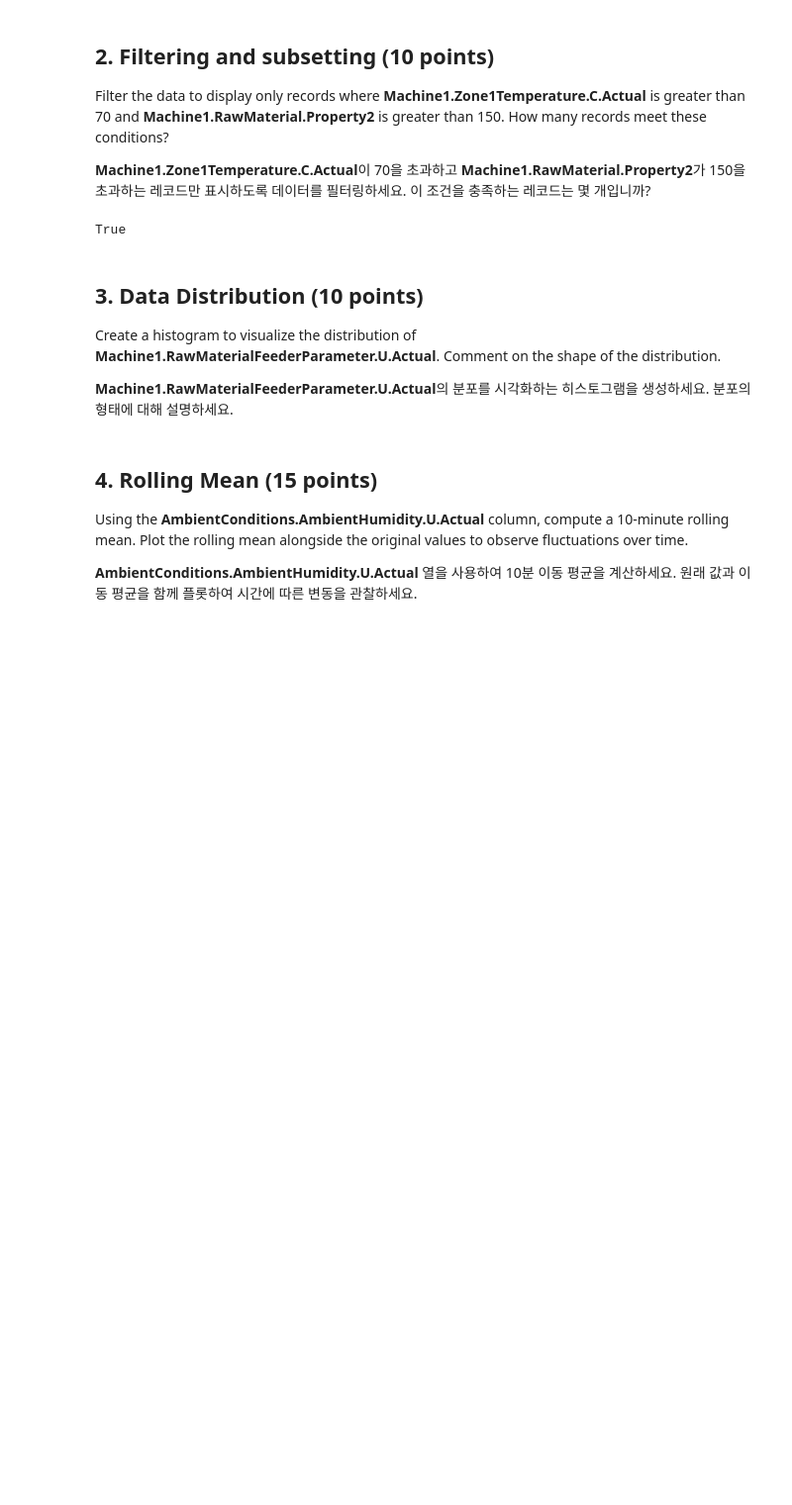
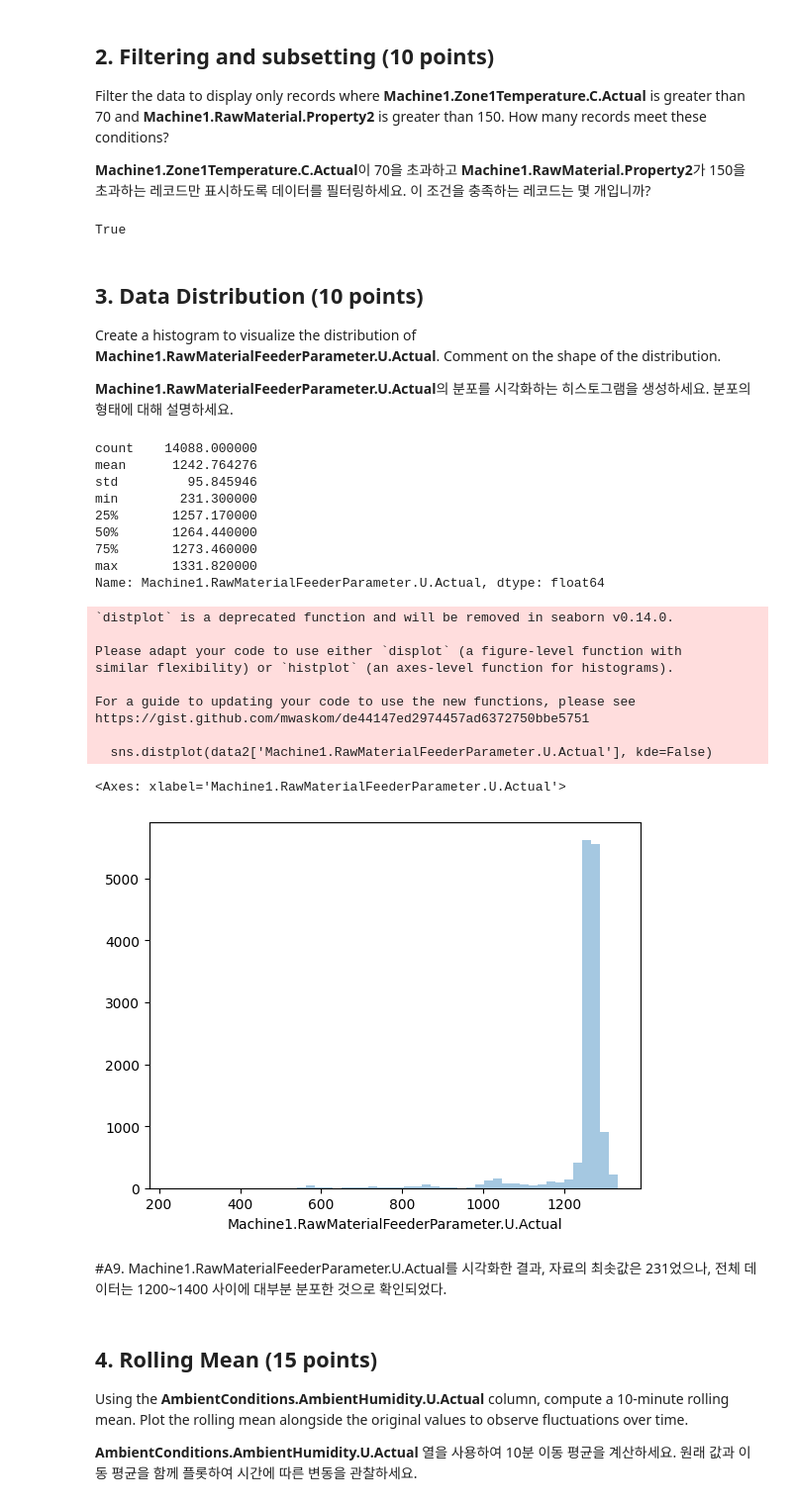
Before and after one commit to bok-h22/Django_example, a Jupyter notebook: DAEM_Midterm_practical_test.ipynb, the cells around one changed output. Shown at 99% size. Cells and saved outputs as stored; diff of their text form; code cells hidden in the pictures; blank space fills up the shorter version.

```diff
--- a/DAEM_Midterm_practical_test.ipynb
+++ b/DAEM_Midterm_practical_test.ipynb
@@ -294,6 +312,32 @@ True
    Create a histogram to visualize the distribution of **Machine1.RawMaterialFeederParameter.U.Actual**. Comment on the shape of the distribution.
 
 **Machine1.RawMaterialFeederParameter.U.Actual**의 분포를 시각화하는 히스토그램을 생성하세요. 분포의 형태에 대해 설명하세요.
+# %%
+print(data2['Machine1.RawMaterialFeederParameter.U.Actual'].describe())
+sns.distplot(data2['Machine1.RawMaterialFeederParameter.U.Actual'], kde=False)
+# %% [output]
+count    14088.000000
+mean      1242.764276
+std         95.845946
+min        231.300000
+25%       1257.170000
+50%       1264.440000
+75%       1273.460000
+max       1331.820000
+Name: Machine1.RawMaterialFeederParameter.U.Actual, dtype: float64
+`distplot` is a deprecated function and will be removed in seaborn v0.14.0.
+
+Please adapt your code to use either `displot` (a figure-level function with
+similar flexibility) or `histplot` (an axes-level function for histograms).
+
+For a guide to updating your code to use the new functions, please see
+https://gist.github.com/mwaskom/de44147ed2974457ad6372750bbe5751
+
+  sns.distplot(data2['Machine1.RawMaterialFeederParameter.U.Actual'], kde=False)
+<Axes: xlabel='Machine1.RawMaterialFeederParameter.U.Actual'>
+[figure, added]
+# %% [markdown]
+#A9. Machine1.RawMaterialFeederParameter.U.Actual를 시각화한 결과, 자료의 최솟값은 231었으나, 전체 데이터는 1200~1400 사이에 대부분 분포한 것으로 확인되었다.
 # %% [markdown]
 ## 4. Rolling Mean (15 points)
    Using the **AmbientConditions.AmbientHumidity.U.Actual** column, compute a 10-minute rolling mean. Plot the rolling mean alongside the original values to observe fluctuations over time.
```
Also changed, not shown: parts of 7 cells of this notebook.
